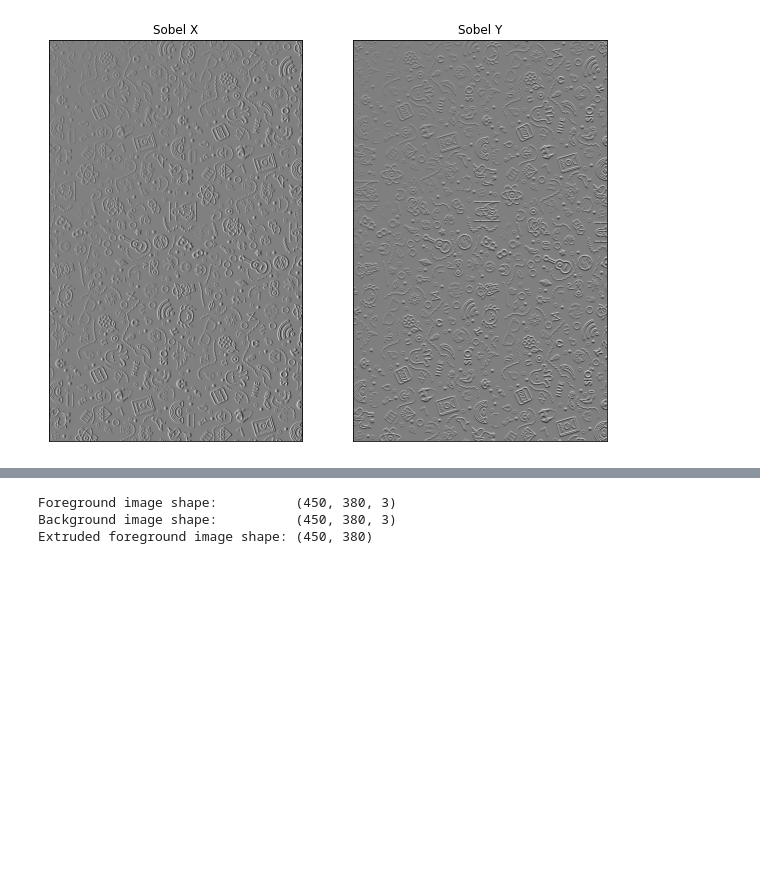
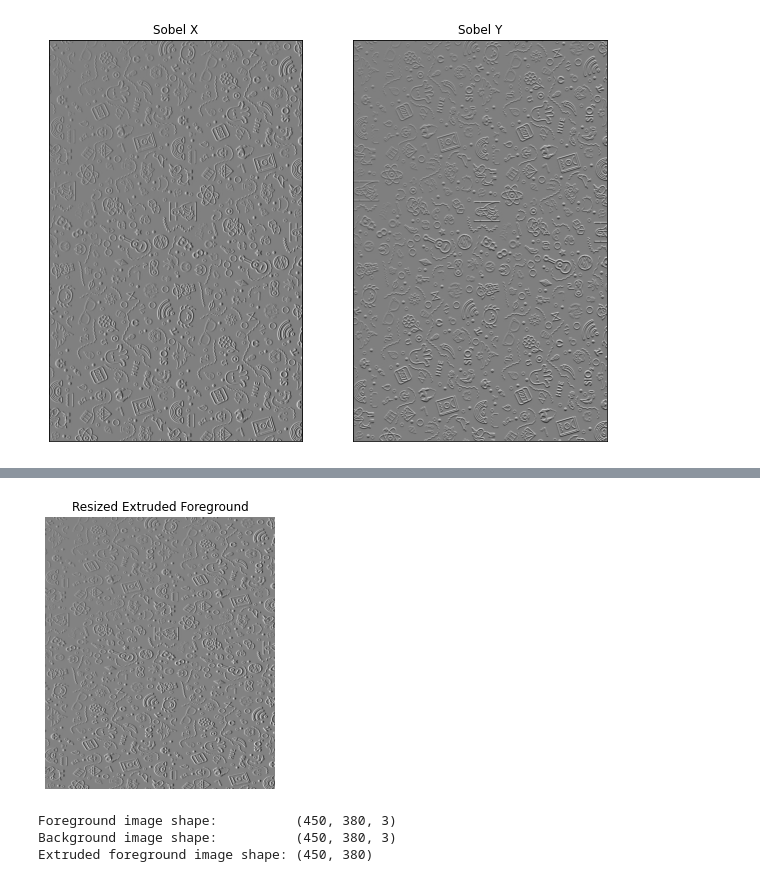
Before and after one commit to BrettFX/image-extrusion-blender, a Jupyter notebook: extrusion-blending-notebook.ipynb, the cells around one changed output, grey strips where cells are left out. Cells and saved outputs as stored; diff of their text form; code cells hidden in the pictures; blank space fills up the shorter version.

Commit message:
Update notebook Include prototyping cells for padding foreground image when needed

```diff
--- a/extrusion-blending-notebook.ipynb
+++ b/extrusion-blending-notebook.ipynb
@@ -93,6 +94,19 @@ def display_sobel_xy(sobel_x, sobel_y, figsize=(10,5)):
 # %%
 def save_img(img, fname="image.png", cmap="gray", fmt="png"):
   plt.imsave(fname=fname, arr=img, cmap=cmap, format=fmt)
+# %%
+def is_equal_sides(img: np.ndarray) -> bool:
+  """
+  Determine whether an image length and width are equal to each other.
+
+  Args:
+    img (np.ndarray): Image to check width and height from shape.
+
+  Returns:
+    bool: Whether the image sides are equal.
+  """
+  s = img.shape
+  return s[0] == s[1]
 # %%
 # Read black and white test image and use laplacian and sobel algorithms to find edges
 img = cv2.imread('blackandwhite.jpeg', 0)
@@ -262,0 +265,75 @@ Extruded foreground image resized from (1710, 1080) to (450, 380)
+# %%
+# Resize foreground image to match the size of the background image
+# Add ability to add padding around foreground image when image
+# would be stretched to fit the size of the background image (e.g., when aspect ratios don't match)
+equal_sides = is_equal_sides(fg_img)
+print(f"Foreground has equal sides? {equal_sides}")
+
+# Identify minimum bounds based on shape of background image
+min_boundary = min(bg_img.shape[:2])
+print(f"Minimum boundary: {min_boundary}")
+
+original_fg_shape = fg_img.shape
+original_extruded_fg_shape = extruded_fg_img.shape
+h, w, c = bg_img.shape
+
+# Determine if the foreground image has equal sides and process accordingly
+# Need to maintain aspect ratio when resizing within minimum boundary (calculated in previous step)
+if equal_sides:
+  print("Resizing foreground with added padding...")
+  n = int(min_boundary / 2) # New size
+
+  # Calculate top and bottom padding
+  h_padding = int((h-n)/2)
+  top = h_padding
+  bottom = h_padding
+
+  # Calculate left and right padding
+  w_padding = int((w-n)/2)
+  left = w_padding
+  right = w_padding
+
+  # print(json.dumps({
+  #   "n": n,
+  #   "h": h,
+  #   "w": w,
+  #   "top": top,
+  #   "bottom": bottom,
+  #   "left": left,
+  #   "right": right,
+  # }, indent=2))
+
+  fg_img = cv2.resize(fg_img, (n, n), interpolation=cv2.INTER_AREA)
+  fg_img = cv2.copyMakeBorder(
+    fg_img,
+    top,
+    bottom,
+    left,
+    right,
+    cv2.BORDER_CONSTANT,
+    None,
+    value=(128, 128, 128)
+  )
+
+  extruded_fg_img = cv2.resize(extruded_fg_img, (n, n), interpolation=cv2.INTER_AREA)
+  extruded_fg_img = cv2.copyMakeBorder(
+    extruded_fg_img,
+    top,
+    bottom,
+    left,
+    right,
+    cv2.BORDER_CONSTANT,
+    None,
+    value=(128, 128, 128)
+  )
+else:
+  print("Resizing foreground to match aspect ratio of background...")
+  fg_img = cv2.resize(fg_img, (w, h), interpolation=cv2.INTER_AREA)
+  extruded_fg_img = cv2.resize(extruded_fg_img, (w, h), interpolation=cv2.INTER_AREA)
+
+print(f"Background image size is {bg_img.shape}")
+print(f"Foreground image resized from {original_fg_shape} to {fg_img.shape}")
+print(f"Extruded foreground image resized from {original_extruded_fg_shape} to {extruded_fg_img.shape}")
+
+display(extruded_fg_img, "Resized Extruded Foreground")
+# %% [output]
@@ -263,3 +346,4 @@ Extruded foreground image resized from (1710, 1080) to (450, 380)
+[figure, added]
 # %%
 print(f"Foreground image shape:          {fg_img.shape}")
 print(f"Background image shape:          {bg_img.shape}")
```
Also changed, not shown: parts of 17 cells of this notebook.
